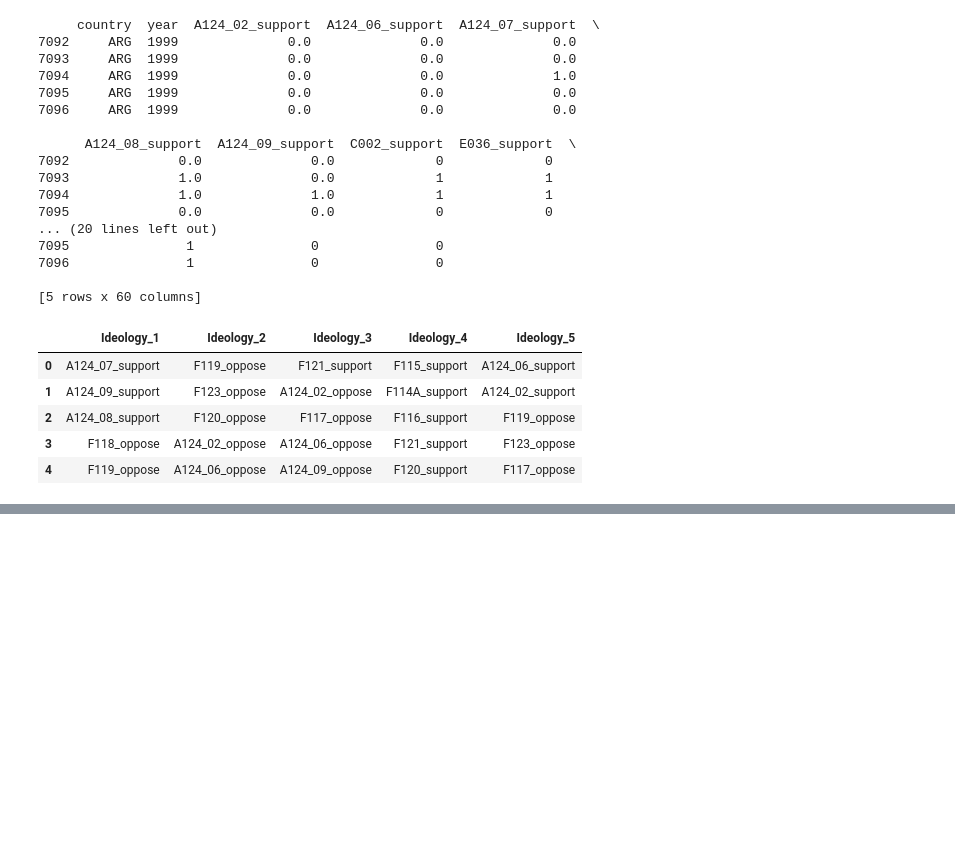
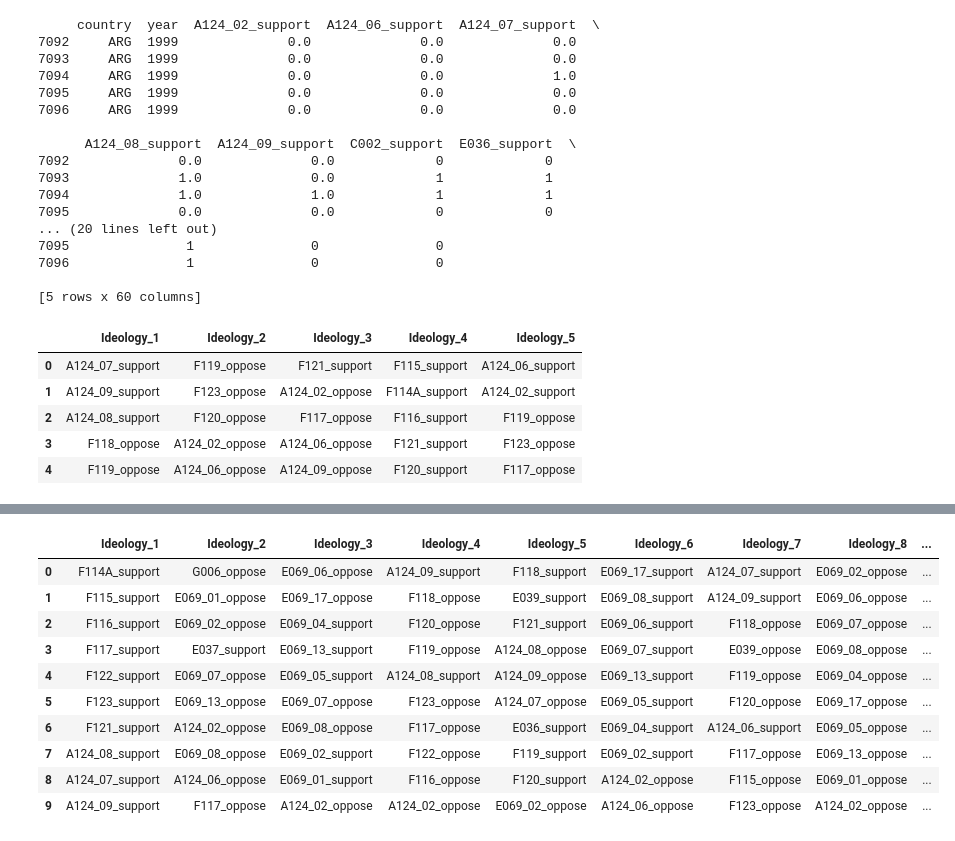
Before and after one commit to aranxaMarAm/new_misinformation_metrics, a Jupyter notebook: notebooks/ideology_cluster.ipynb, the cells around one changed output, grey strips where cells are left out. Saved outputs shown, nothing was run; the diff lists cells and outputs as text; code cells hidden in the pictures; blank space fills up the shorter version.

Commit message:
Update ideology cluster

```diff
--- a/notebooks/ideology_cluster.ipynb
+++ b/notebooks/ideology_cluster.ipynb
@@ -341,3 +368,33 @@ KeyboardInterrupt:
+# %%
+# Extract Topic-Feature Importance
+feature_names = lda_data.columns
+topic_words = pd.DataFrame(lda_model.components_, columns=feature_names)
+
+# Normalize the Importance Scores
+topic_words = topic_words.div(topic_words.sum(axis=1), axis=0)
+topic_words = topic_words.T  # Transpose for better visualization
+topic_words.columns = [f"Ideology_{i+1}" for i in range(num_topics)]
+# %%
+# Display Top Issues for Each Ideology
+top_issues = topic_words.apply(lambda x: x.nlargest(10).index.tolist(), axis=0)
+top_issues
+
+# Save the descriptive DataFrame to a CSV file
+top_issues.to_csv('top_issues.csv', index=False)
+# %%
+top_issues
+# %% [output]
+|  | Ideology_1 | Ideology_2 | Ideology_3 | Ideology_4 | Ideology_5 | Ideology_6 | Ideology_7 | Ideology_8 | ... |
+| 0 | F114A_support | G006_oppose | E069_06_oppose | A124_09_support | F118_support | E069_17_support | A124_07_support | E069_02_oppose | ... |
+| 1 | F115_support | E069_01_oppose | E069_17_oppose | F118_oppose | E039_support | E069_08_support | A124_09_support | E069_06_oppose | ... |
+| 2 | F116_support | E069_02_oppose | E069_04_support | F120_oppose | F121_support | E069_06_support | F118_oppose | E069_07_oppose | ... |
+| 3 | F117_support | E037_support | E069_13_support | F119_oppose | A124_08_oppose | E069_07_support | E039_oppose | E069_08_oppose | ... |
+| 4 | F122_support | E069_07_oppose | E069_05_support | A124_08_support | A124_09_oppose | E069_13_support | F119_oppose | E069_04_oppose | ... |
+| 5 | F123_support | E069_13_oppose | E069_07_oppose | F123_oppose | A124_07_oppose | E069_05_support | F120_oppose | E069_17_oppose | ... |
+| 6 | F121_support | A124_02_oppose | E069_08_oppose | F117_oppose | E036_support | E069_04_support | A124_06_support | E069_05_oppose | ... |
+| 7 | A124_08_support | E069_08_oppose | E069_02_support | F122_oppose | F119_support | E069_02_support | F117_oppose | E069_13_oppose | ... |
+| 8 | A124_07_support | A124_06_oppose | E069_01_support | F116_oppose | F120_support | A124_02_oppose | F115_oppose | E069_01_oppose | ... |
+| 9 | A124_09_support | F117_oppose | A124_02_oppose | A124_02_oppose | E069_02_oppose | A124_06_oppose | F123_oppose | A124_02_oppose | ... |
 # %%
 ### Mergin back the results to country and year
 for wave_df in [df_wave4, df_wave5, df_wave6, df_wave7]:
```
Also changed, not shown: parts of 2 cells of this notebook.
